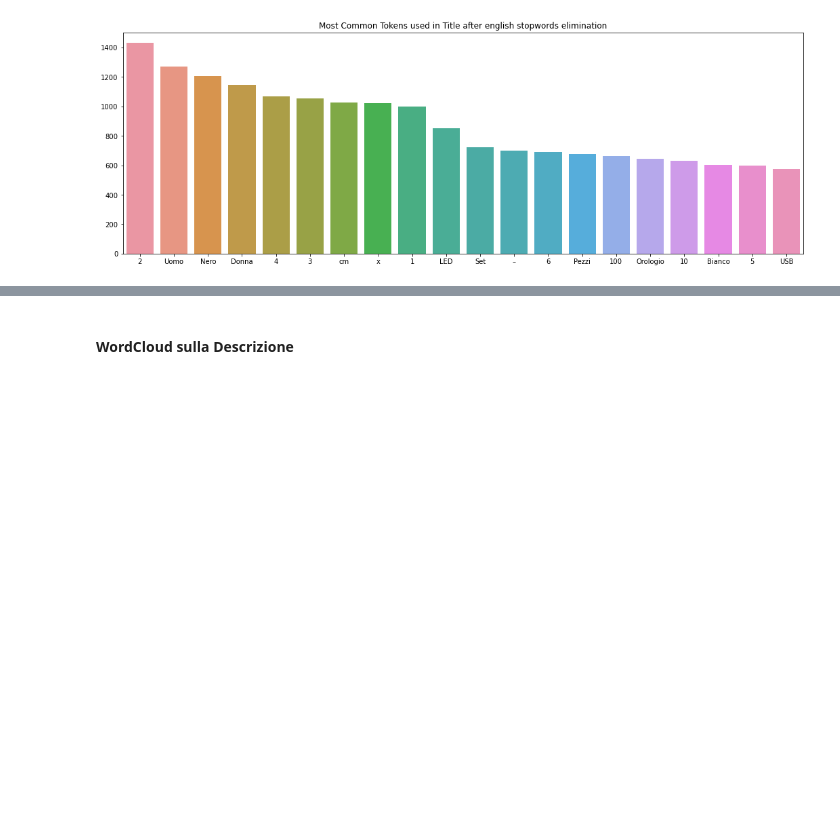
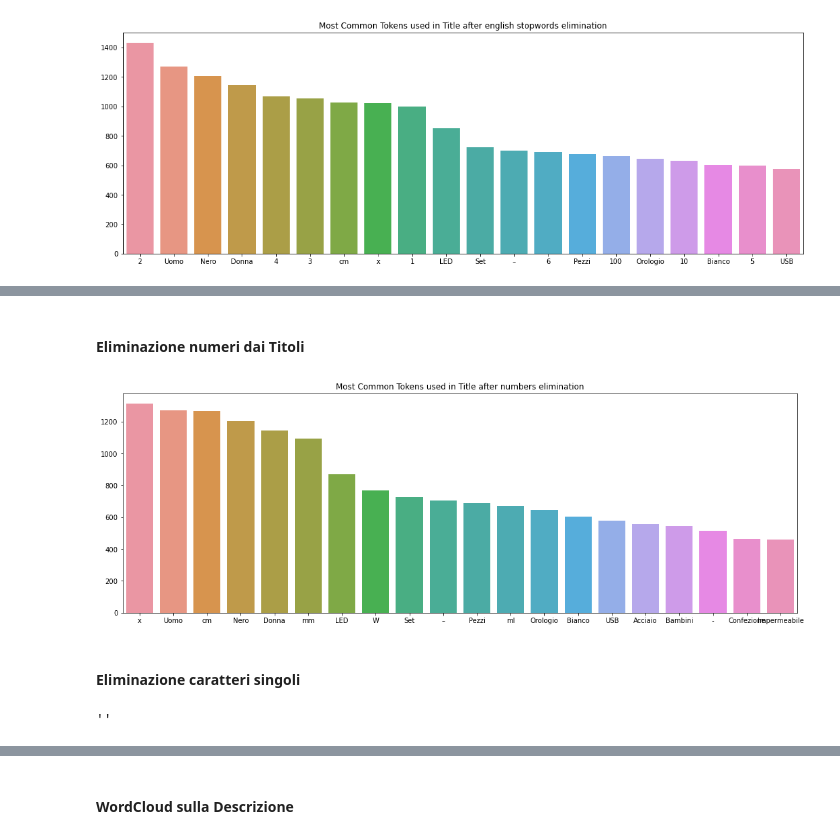
Before and after one commit to rpo19/DataAnalyticsProject, a Jupyter notebook: src/Data_Analytics_Project.ipynb, the cells around one changed output, grey strips where cells are left out. Cells and saved outputs as stored; diff of their text form; code cells hidden in the pictures; blank space fills up the shorter version.

```diff
--- a/src/Data_Analytics_Project.ipynb
+++ b/src/Data_Analytics_Project.ipynb
@@ -255,0 +299,9 @@ plot_common_tokens(data['cleaned_title'],'Most Common Tokens used in Title after
+# %% [markdown]
+#### Eliminazione numeri dai Titoli
+# %%
+data["cleaned_title"] = data["cleaned_title"].apply(lambda title : [re.sub(regex_numbers,"",word) for word in title if re.sub(regex_numbers,"",word) != ""])
+plot_common_tokens(data['cleaned_title'],'Most Common Tokens used in Title after numbers elimination')
+# %% [output]
+[figure, added]
+# %% [markdown]
+#### Eliminazione caratteri singoli
@@ -255,0 +319,15 @@ plot_common_tokens(data['cleaned_title'],'Most Common Tokens used in Title after
+# %%
+regex_str = [
+    r'(?:(?:\d+,?)+(?:\.?\d+)?)', # numbers
+    r"(?:[a-z][a-z'\-_]+[a-z])", # words with - and '
+    r'(?:[\w_]+)', # other words
+    r'(?:\S)' # anything else
+]
+
+tokens_re = re.compile(r'('+'|'.join(regex_str)+')', re.VERBOSE | re.IGNORECASE)
+tokens_re
+
+
+re.sub(tokens_re,"","-wo12rd-")
+# %% [output]
+''
```
Also changed, not shown: parts of 24 cells of this notebook.
